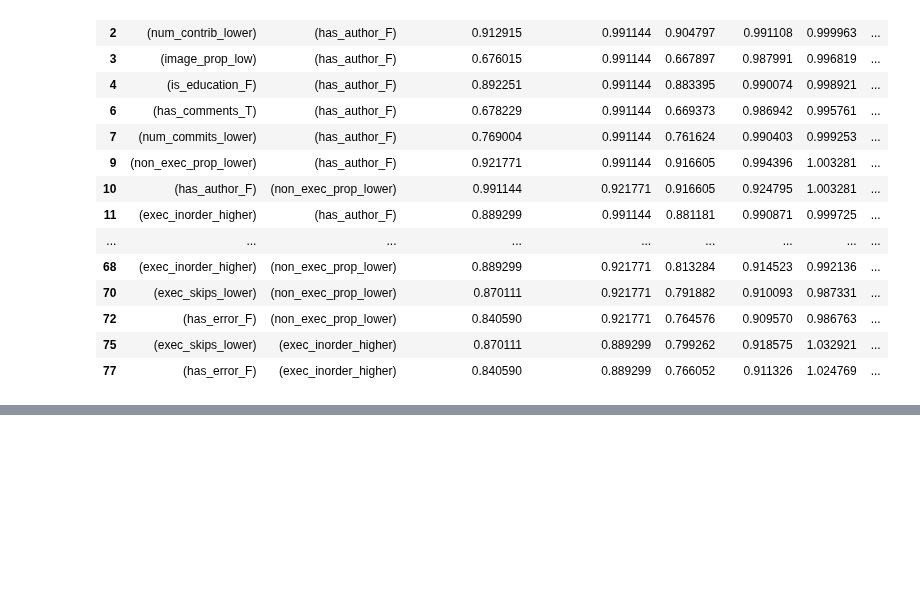
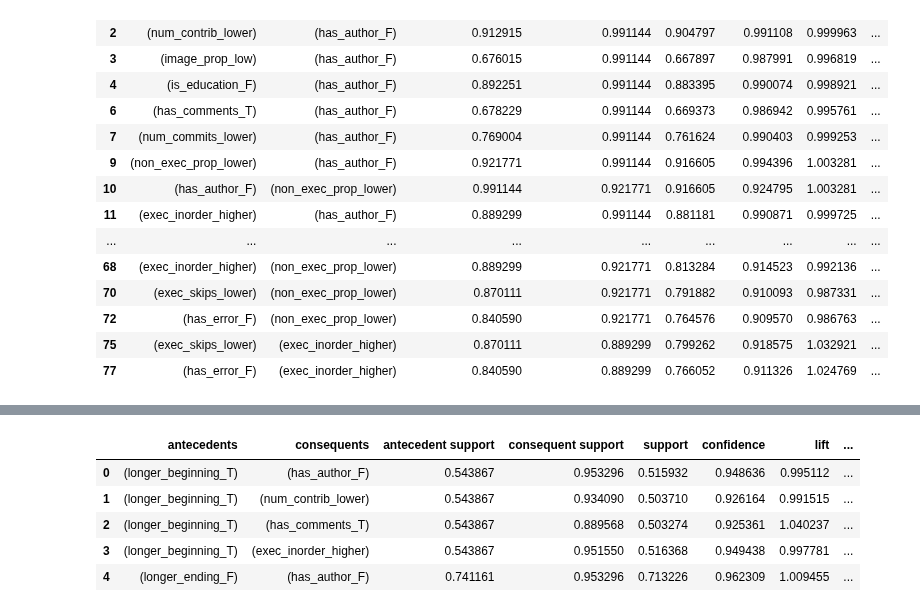
Before and after one commit to Isabel-Gan/quantifying-notebook-features, a Jupyter notebook: output/complete-runs/analysis/cat-factor-analysis.ipynb, the cells around one changed output, grey strips where cells are left out. Cells and saved outputs as stored; diff of their text form; code cells hidden in the pictures; blank space fills up the shorter version.

Commit message:
exporting itemsets and association rules

```diff
--- a/output/complete-runs/analysis/cat-factor-analysis.ipynb
+++ b/output/complete-runs/analysis/cat-factor-analysis.ipynb
@@ -1111,0 +1129,10 @@ no_md_association_rules[(no_md_association_rules['antecedent_len'] == 1) &
+# %%
+# check the data
+md_association_rules.head()
+# %% [output]
+|  | antecedents | consequents | antecedent support | consequent support | support | confidence | lift | ... |
+| 0 | (longer_beginning_T) | (has_author_F) | 0.543867 | 0.953296 | 0.515932 | 0.948636 | 0.995112 | ... |
+| 1 | (longer_beginning_T) | (num_contrib_lower) | 0.543867 | 0.934090 | 0.503710 | 0.926164 | 0.991515 | ... |
+| 2 | (longer_beginning_T) | (has_comments_T) | 0.543867 | 0.889568 | 0.503274 | 0.925361 | 1.040237 | ... |
+| 3 | (longer_beginning_T) | (exec_inorder_higher) | 0.543867 | 0.951550 | 0.516368 | 0.949438 | 0.997781 | ... |
+| 4 | (longer_ending_F) | (has_author_F) | 0.741161 | 0.953296 | 0.713226 | 0.962309 | 1.009455 | ... |
```
Also changed, not shown: parts of 10 cells of this notebook, 4 other files.
